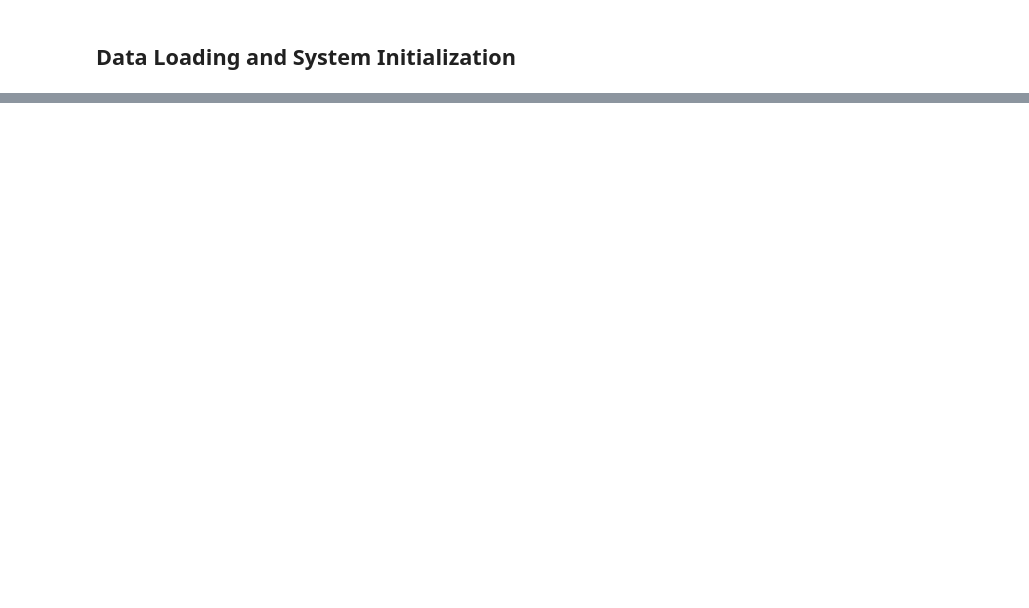
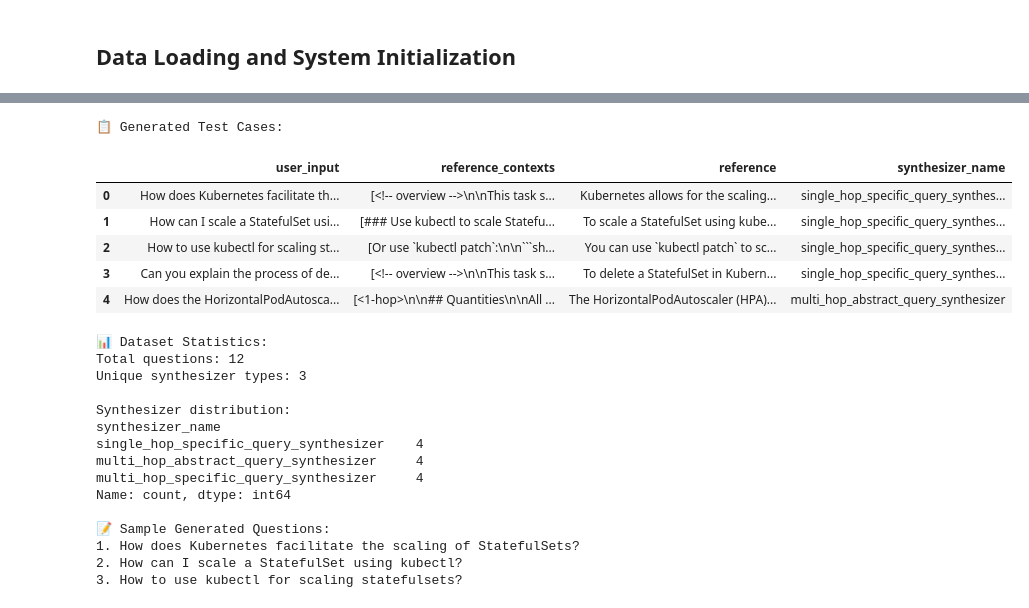
Before and after one commit to RyanVSo/AIE8-RyanSo, a Jupyter notebook: updated_certification_challenge/k8s_rag_evaluation.ipynb, the cells around one changed output, grey strips where cells are left out. Cells and saved outputs as stored; diff of their text form; code cells hidden in the pictures; blank space fills up the shorter version.

````diff
--- a/updated_certification_challenge/k8s_rag_evaluation.ipynb
+++ b/updated_certification_challenge/k8s_rag_evaluation.ipynb
@@ -80,0 +253,40 @@ else:
+# %%
+# Display the generated synthetic dataset
+print("📋 Generated Test Cases:")
+synthetic_df = synthetic_dataset.to_pandas()
+display(synthetic_df.head())
+
+print(f"\n📊 Dataset Statistics:")
+print(f"Total questions: {len(synthetic_df)}")
+if 'synthesizer_name' in synthetic_df.columns:
+    print(f"Unique synthesizer types: {synthetic_df['synthesizer_name'].nunique()}")
+    print("\nSynthesizer distribution:")
+    print(synthetic_df['synthesizer_name'].value_counts())
+
+# Show sample questions
+print(f"\n📝 Sample Generated Questions:")
+for i, question in enumerate(synthetic_df['user_input'].head(3), 1):
+    print(f"{i}. {question}")
+# %% [output]
+📋 Generated Test Cases:
+|  | user_input | reference_contexts | reference | synthesizer_name |
+| 0 | How does Kubernetes facilitate th... | [<!-- overview -->\n\nThis task s... | Kubernetes allows for the scaling... | single_hop_specific_query_synthes... |
+| 1 | How can I scale a StatefulSet usi... | [### Use kubectl to scale Statefu... | To scale a StatefulSet using kube... | single_hop_specific_query_synthes... |
+| 2 | How to use kubectl for scaling st... | [Or use `kubectl patch`:\n\n```sh... | You can use `kubectl patch` to sc... | single_hop_specific_query_synthes... |
+| 3 | Can you explain the process of de... | [<!-- overview -->\n\nThis task s... | To delete a StatefulSet in Kubern... | single_hop_specific_query_synthes... |
+| 4 | How does the HorizontalPodAutosca... | [<1-hop>\n\n## Quantities\n\nAll ... | The HorizontalPodAutoscaler (HPA)... | multi_hop_abstract_query_synthesizer |
+📊 Dataset Statistics:
+Total questions: 12
+Unique synthesizer types: 3
+
+Synthesizer distribution:
+synthesizer_name
+single_hop_specific_query_synthesizer    4
+multi_hop_abstract_query_synthesizer     4
+multi_hop_specific_query_synthesizer     4
+Name: count, dtype: int64
+
+📝 Sample Generated Questions:
+1. How does Kubernetes facilitate the scaling of StatefulSets?
+2. How can I scale a StatefulSet using kubectl?
+3. How to use kubectl for scaling statefulsets?
````
Also changed, not shown: parts of 17 cells of this notebook, 4 other files.
